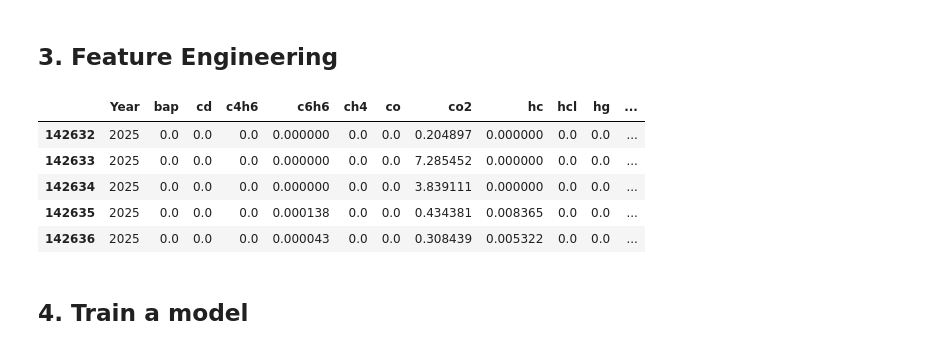
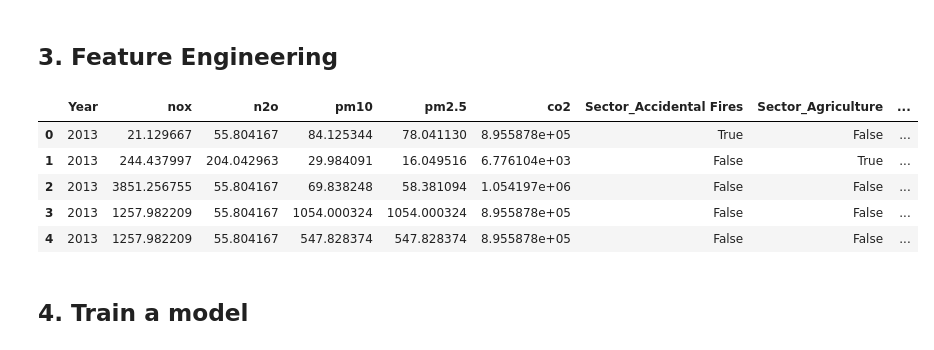
Before and after one commit to danilopsss/uol_group_d, a Jupyter notebook: ipynb_files/svm.ipynb, the cells around one changed output. Saved outputs shown, nothing was run; the diff lists cells and outputs as text; code cells hidden in the pictures.

```diff
--- a/ipynb_files/svm.ipynb
+++ b/ipynb_files/svm.ipynb
@@ -18,12 +22,11 @@ pd.set_option('display.max_columns', None)
 ## 1. Import Data
 # %%
 # Define file paths
-# file_mean = "/Users/kitili/masters-big-data/uol_group_d/ipynb_files/LAEI_2019_NA_FILLED_WITH_MEAN.csv"
-file_median = "/Users/kitili/masters-big-data/uol_group_d/ipynb_files/LAEI_2019.csv"
+file_mean = "/Users/kitili/masters-big-data/uol_group_d/ipynb_files/LAEI_2019_NA_FILLED_WITH_MEAN.csv"
 
 # Load the datasets
 # mean_df = pd.read_csv(file_mean)
-df = pd.read_csv(file_median)
+df = pd.read_csv(file_mean)
 
-print(df.shape)
+df.head()
 # %% [output]
@@ -77,6 +62,0 @@ columns_with_nulls = df.columns[df.isnull().any()].tolist()
-# %%
-# Replace nulls with the median of specified columns per 'Grid ID 2019'
-for column in columns_with_nulls:
-    df[column] = df.groupby('Grid ID 2019')[column].transform(lambda x: x.fillna(x.median()))
-
-# train_df.isnull().sum()
@@ -92,4 +62,0 @@ df.head()
-# %%
-# remove ID columns
-df = df.drop(columns=['Grid ID 2019', 'LAEI 1km2 ID', 'Emissions Unit'])
-df.head()
@@ -103,21 +63,17 @@ df.head()
 # %% [markdown]
 ## 3. Feature Engineering
-# %%
-# convert easting and northing to categorical
-df['Easting'] = df['Easting'].astype('category')
-df['Northing'] = df['Northing'].astype('category')
 # %%
 ### One-Hot Encoding of Categorical Variables
 
-df_encoded = pd.get_dummies(df, drop_first=True)
+df_encoded = pd.get_dummies(df, drop_first=False)
 df_encoded.head()
 # %% [output]
-|  | Year | bap | cd | c4h6 | c6h6 | ch4 | co | co2 | hc | hcl | hg | ... |
-| 142632 | 2025 | 0.0 | 0.0 | 0.0 | 0.000000 | 0.0 | 0.0 | 0.204897 | 0.000000 | 0.0 | 0.0 | ... |
-| 142633 | 2025 | 0.0 | 0.0 | 0.0 | 0.000000 | 0.0 | 0.0 | 7.285452 | 0.000000 | 0.0 | 0.0 | ... |
-| 142634 | 2025 | 0.0 | 0.0 | 0.0 | 0.000000 | 0.0 | 0.0 | 3.839111 | 0.000000 | 0.0 | 0.0 | ... |
-| 142635 | 2025 | 0.0 | 0.0 | 0.0 | 0.000138 | 0.0 | 0.0 | 0.434381 | 0.008365 | 0.0 | 0.0 | ... |
-| 142636 | 2025 | 0.0 | 0.0 | 0.0 | 0.000043 | 0.0 | 0.0 | 0.308439 | 0.005322 | 0.0 | 0.0 | ... |
+|  | Year | nox | n2o | pm10 | pm2.5 | co2 | Sector_Accidental Fires | Sector_Agriculture | ... |
+| 0 | 2013 | 21.129667 | 55.804167 | 84.125344 | 78.041130 | 8.955878e+05 | True | False | ... |
+| 1 | 2013 | 244.437997 | 204.042963 | 29.984091 | 16.049516 | 6.776104e+03 | False | True | ... |
+| 2 | 2013 | 3851.256755 | 55.804167 | 69.838248 | 58.381094 | 1.054197e+06 | False | False | ... |
+| 3 | 2013 | 1257.982209 | 55.804167 | 1054.000324 | 1054.000324 | 8.955878e+05 | False | False | ... |
+| 4 | 2013 | 1257.982209 | 55.804167 | 547.828374 | 547.828374 | 8.955878e+05 | False | False | ... |
 # %% [markdown]
 ## 4. Train a model
 # %% [markdown]
```
Also changed, not shown: parts of 18 cells of this notebook.
